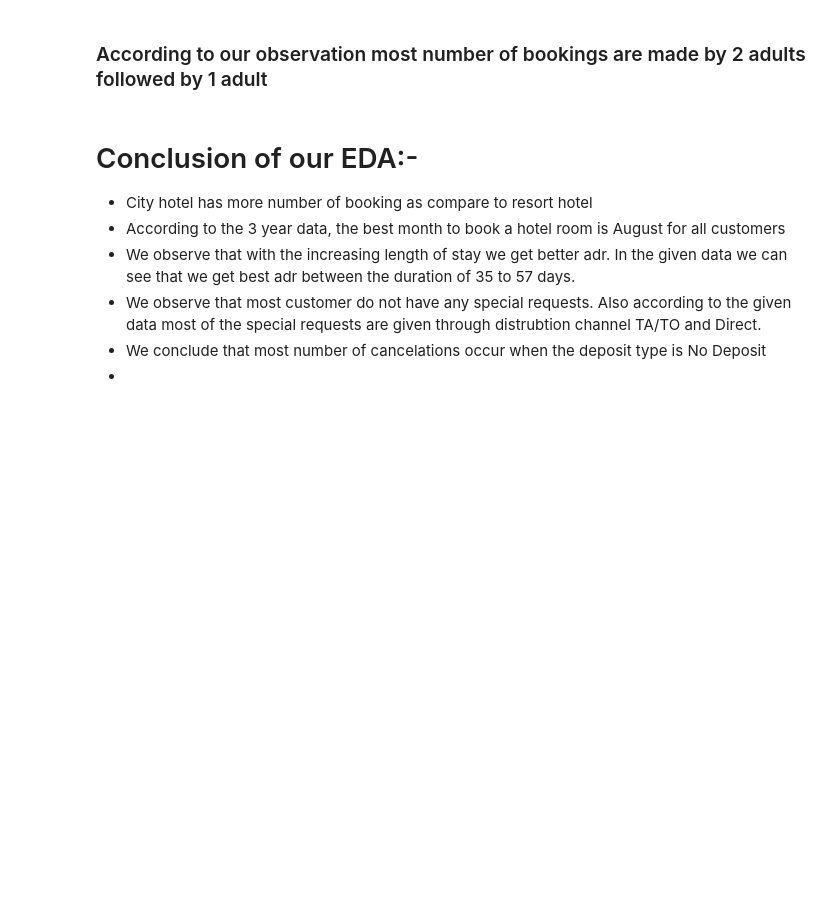
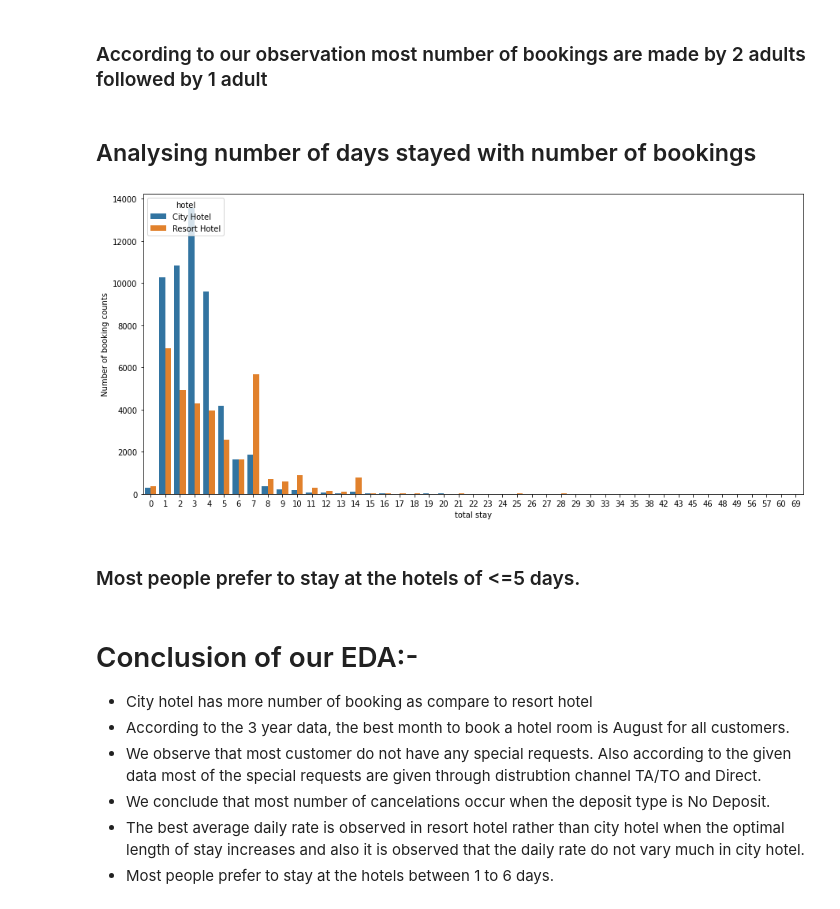
Before and after one commit to Singh-Pravin/Hotel-Booking-Analysis---EDA, a Jupyter notebook: Hotel_Booking_Analysis_Capstone_Project.ipynb, the cells around one changed output. Cells and saved outputs as stored; diff of their text form; code cells hidden in the pictures; blank space fills up the shorter version.

```diff
--- a/Hotel_Booking_Analysis_Capstone_Project.ipynb
+++ b/Hotel_Booking_Analysis_Capstone_Project.ipynb
@@ -704,12 +708,25 @@ plt.show()
 [figure]
 # %% [markdown]
 ### According to our observation most number of bookings are made by 2 adults followed by 1 adult
+# %% [markdown]
+## Analysing number of days stayed with number of bookings
+# %%
+# We used groupby function to display the no of days stayed and no of bookings in both the hotels
+stay = df1.groupby(['total stay', 'hotel']).agg('count').reset_index()
+stay = stay.rename(columns={'is_canceled':'Number of booking counts'})
+plt.figure(figsize = (15,7))
+sns.barplot(x = 'total stay', y = 'Number of booking counts',data= stay,hue='hotel')
+plt.show()
+# %% [output]
+[figure, added]
+# %% [markdown]
+### Most people prefer to stay at the hotels of <=5 days.
 # %% [markdown]
 # Conclusion of our EDA:-
 
-*   City hotel has more number of booking as compare to resort hotel
-*   According to the 3 year data, the best month to book a hotel room is August for all customers
-*   We observe that with the increasing length of stay we get better adr. In the given data we can see that we get best adr between the duration of 35 to 57 days.
-*   We observe that most customer do not have any special requests. Also according to the given data most of the special requests are given through distrubtion channel TA/TO and Direct.
-*   We conclude that most number of cancelations occur when the deposit type is No Deposit
-*
+* City hotel has more number of booking as compare to resort hotel
+* According to the 3 year data, the best month to book a hotel room is August for all customers.
+* We observe that most customer do not have any special requests. Also according to the given data most of the special requests are given through distrubtion channel TA/TO and Direct.
+* We conclude that most number of cancelations occur when the deposit type is No Deposit.
+* The best average daily rate is observed in resort hotel rather than city hotel when the optimal length of stay increases and also it is observed that the daily rate do not vary much in city hotel.
+* Most people prefer to stay at the hotels between 1 to 6 days.
```
Also changed, not shown: parts of 13 cells of this notebook.
